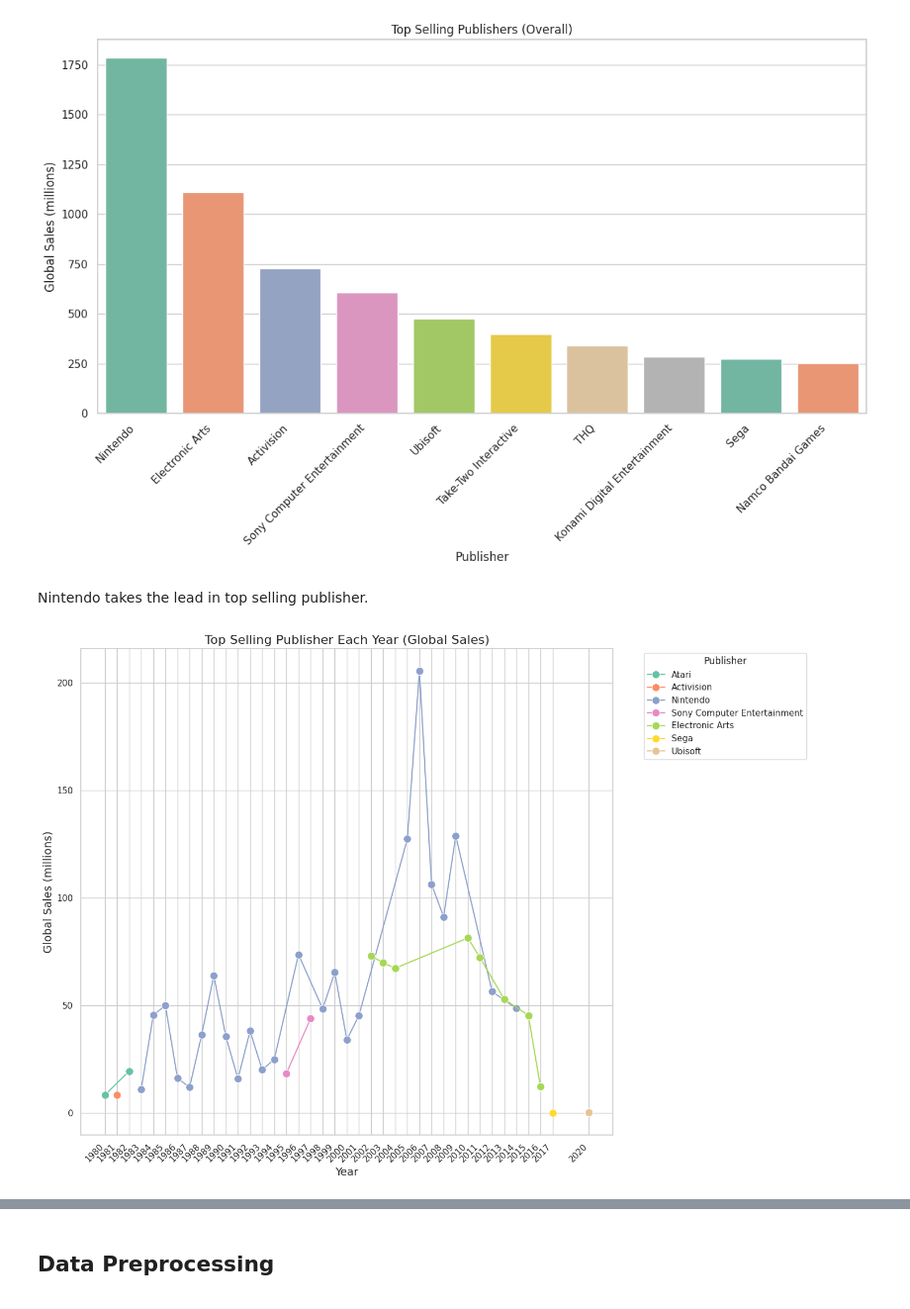
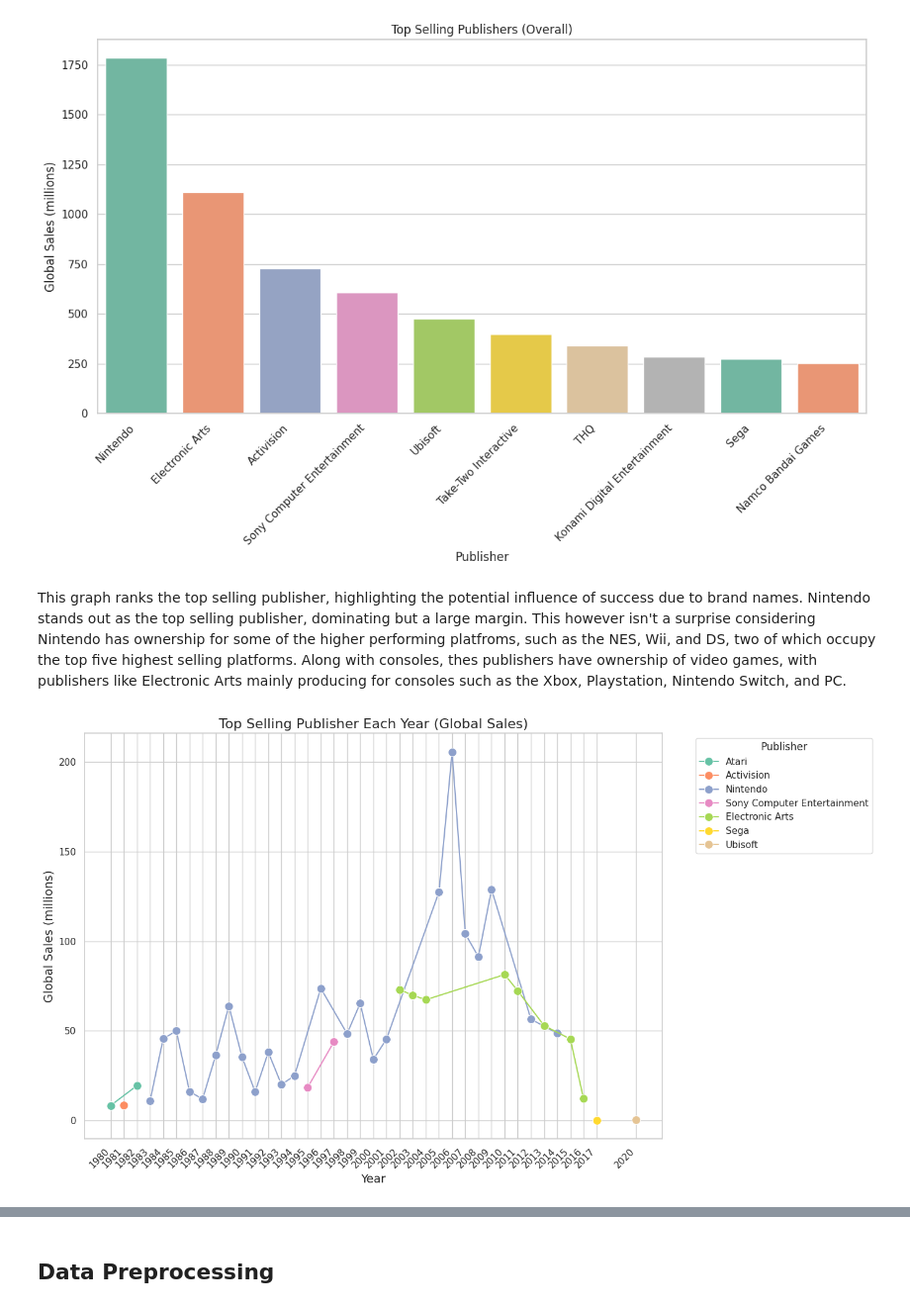
Before and after one commit to Shadowkj1/Analyzing_And_Predicting_Old_VideoGames, a Jupyter notebook: we_begin.ipynb, the cells around one changed output, grey strips where cells are left out. Shown at 99% size. Saved outputs shown, nothing was run; the diff lists cells and outputs as text; code cells hidden in the pictures.

```diff
--- a/we_begin.ipynb
+++ b/we_begin.ipynb
@@ -505,24 +545,25 @@ plt.tight_layout()
 plt.show()
 # %% [output]
 [figure]
-# %% [markdown]
-Nintendo takes the lead in top selling publisher.
+# %% [markdown]
+
+This graph ranks the top selling publisher, highlighting the potential influence of success due to brand names. Nintendo stands out as the top selling publisher, dominating but a large margin. This however isn't a surprise considering Nintendo has ownership for some of the higher performing platfroms, such as the NES, Wii, and DS, two of which occupy the top five highest selling platforms. Along with consoles, thes publishers have ownership of video games, with publishers like Electronic Arts mainly producing for consoles such as the Xbox, Playstation, Nintendo Switch, and PC.
 # %%
 publisher_sales_year = vgsales.groupby(['Year', 'Publisher'])['Global_Sales'].sum().reset_index()
 top_publishers_year = publisher_sales_year.loc[publisher_sales_year.groupby('Year')['Global_Sales'].idxmax()]
 
-plt.figure(figsize=(14, 10))
+plt.figure(figsize=(14, 8))
 sns.set_theme(style="whitegrid")
 sns.lineplot(data=top_publishers_year, x='Year', y='Global_Sales', hue='Publisher', marker='o', markersize=10, palette='Set2')
 
 plt.title('Top Selling Publisher Each Year (Global Sales)', fontsize=16)
 plt.xlabel('Year', fontsize=14)
 plt.ylabel('Global Sales (millions)', fontsize=14)
 plt.xticks(top_publishers_year['Year'].unique())
 plt.legend(title='Publisher', bbox_to_anchor=(1.05, 1), loc='upper left')
 plt.xticks(rotation=45, ha='right')
 
 plt.tight_layout()
 plt.show()
 # %% [output]
-[figure, old version]
+[figure, new version]
```
Also changed, not shown: parts of 31 cells of this notebook.
